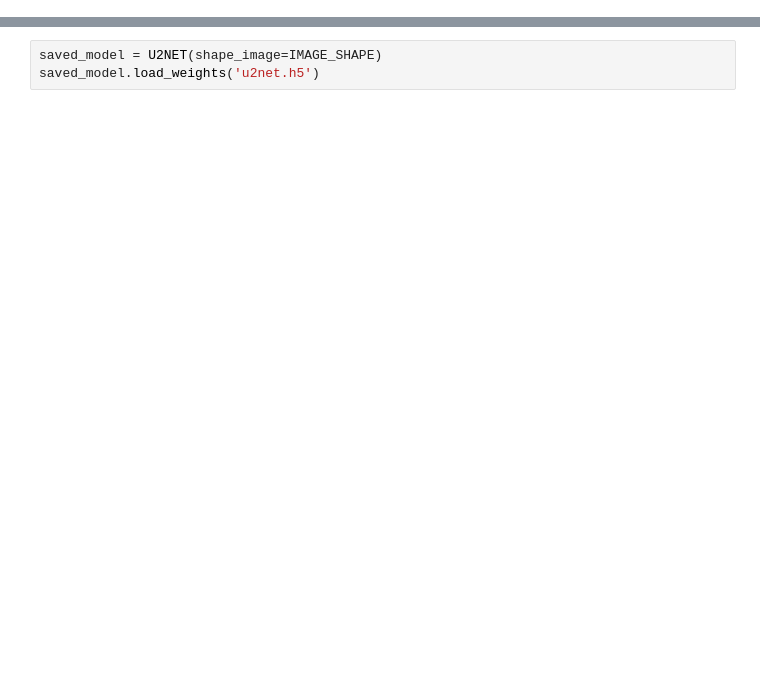
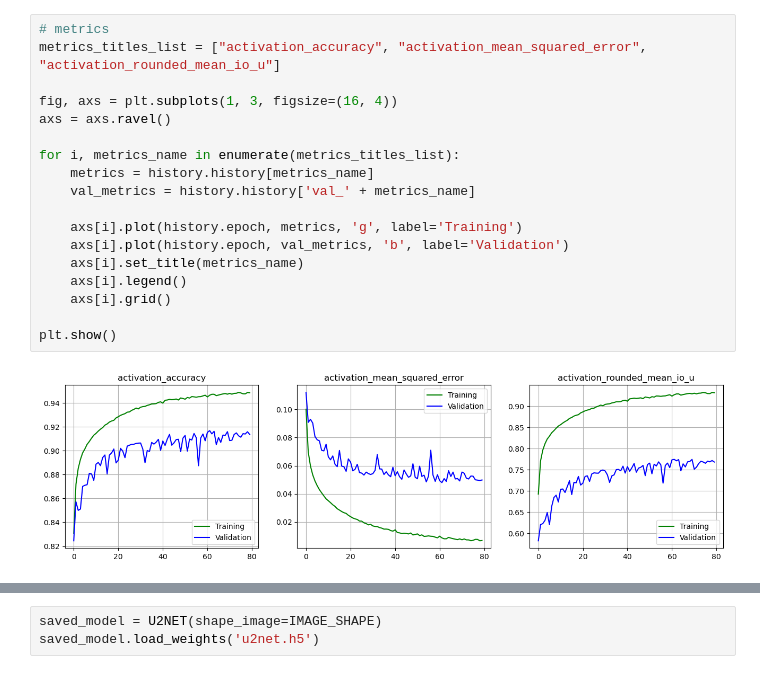
Before and after one commit to Rybchits/salient-object-detection, a Jupyter notebook: u2net.ipynb, the cells around one changed output, grey strips where cells are left out. Cells and saved outputs as stored; diff of their text form; blank space fills up the shorter version.

```diff
--- a/u2net.ipynb
+++ b/u2net.ipynb
@@ -88 +140,21 @@ Epoch 50/50
+# %%
+# metrics
+metrics_titles_list = ["activation_accuracy", "activation_mean_squared_error", "activation_rounded_mean_io_u"]
+
+fig, axs = plt.subplots(1, 3, figsize=(16, 4))
+axs = axs.ravel()
+
+for i, metrics_name in enumerate(metrics_titles_list):
+    metrics = history.history[metrics_name]
+    val_metrics = history.history['val_' + metrics_name]
+
+    axs[i].plot(history.epoch, metrics, 'g', label='Training')
+    axs[i].plot(history.epoch, val_metrics, 'b', label='Validation')
+    axs[i].set_title(metrics_name)
+    axs[i].legend()
+    axs[i].grid()
+
+plt.show()
+# %% [output]
+[figure, added]
 # %%
```
Also changed, not shown: parts of 12 cells of this notebook, 3 other files.
